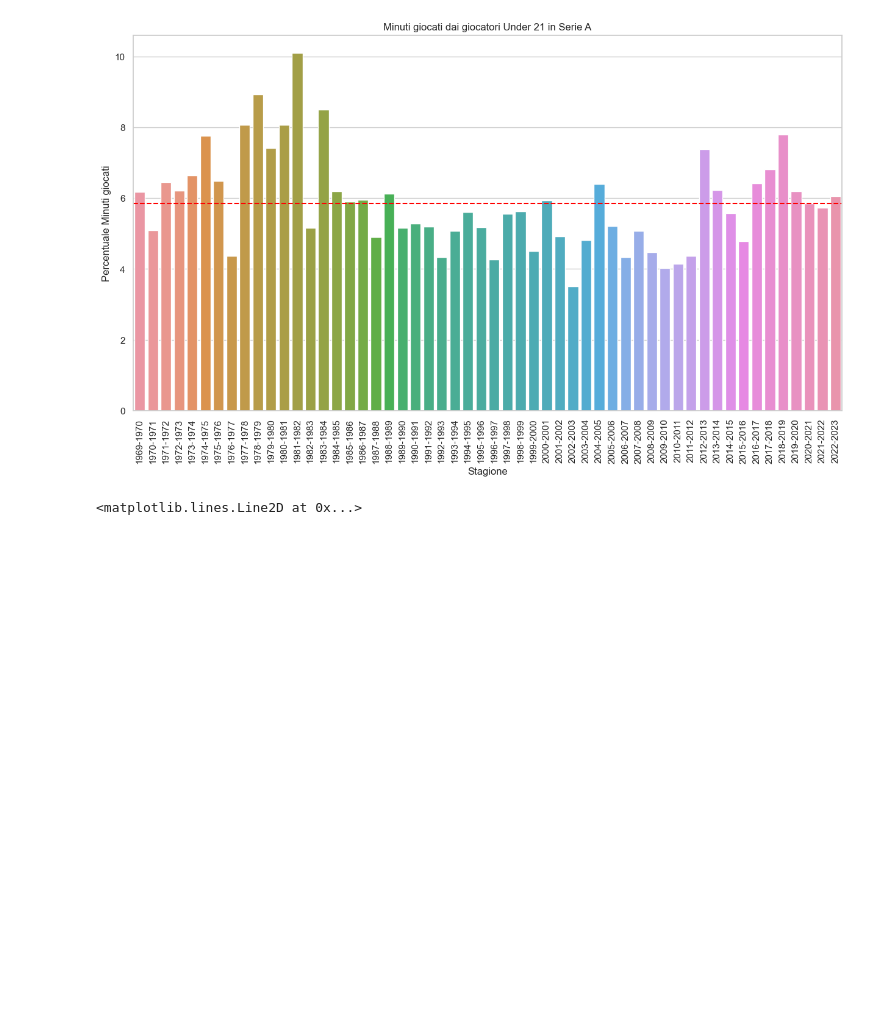
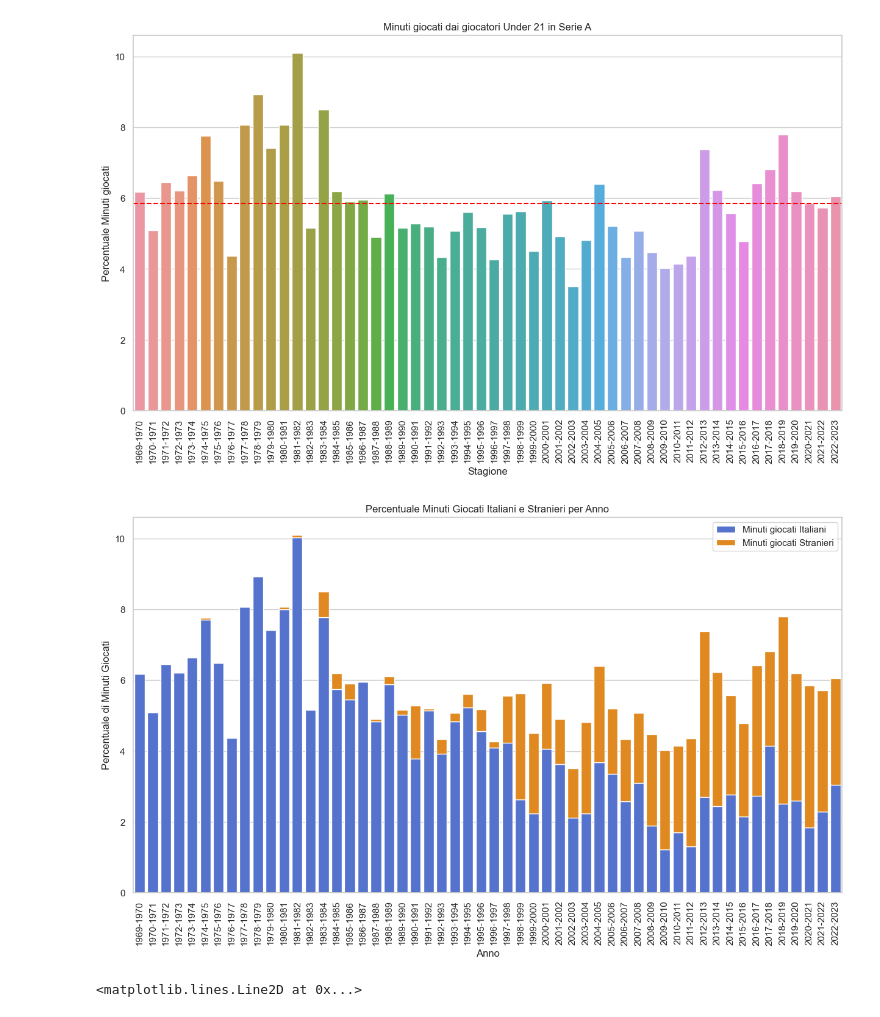
Before and after one commit to frapic98/Minutes-played-by-under-21-players-in-Serie-a, a Jupyter notebook: scraping.ipynb, the cells around one changed output. Saved outputs shown, nothing was run; the diff lists cells and outputs as text; code cells hidden in the pictures; blank space fills up the shorter version.

Commit message:
Added histogram of mins played by Italians

```diff
--- a/scraping.ipynb
+++ b/scraping.ipynb
@@ -405,6 +413,28 @@ plt.axhline(mins_played["Minuti giocati normalizzati FIX"].mean(), color='red',
 # %% [output]
 <matplotlib.lines.Line2D at 0x...>
 [figure]
+# %%
+# Supponiamo che tu abbia un DataFrame chiamato 'mins_played' con le colonne "Minuti giocati normalizzati Italiani" e "Minuti giocati normalizzati Stranieri"
+
+plt.figure(figsize=(15, 8))
+sns.set_style("whitegrid")
+# Crea l'istogramma utilizzando Seaborn
+sns.barplot(data=mins_played, x=mins_played.index, y="Minuti giocati normalizzati Italiani", color="royalblue",label="Minuti giocati Italiani")
+sns.barplot(data=mins_played, x=mins_played.index, y="Minuti giocati normalizzati Stranieri",color="darkorange",label="Minuti giocati Stranieri", bottom=mins_played["Minuti giocati normalizzati Italiani"])
+
+# Aggiungi etichette e titoli
+plt.xticks(rotation=90)
+plt.xlabel('Anno')
+plt.ylabel('Percentuale di Minuti Giocati')
+plt.title('Percentuale Minuti Giocati Italiani e Stranieri per Anno')
+
+# Aggiungi legenda
+plt.legend()
+
+# Mostra l'istogramma
+plt.show()
+# %% [output]
+[figure, added]
 # %%
 #print a line plot with the minutes played normalized with line mean and marker
 plt.figure(figsize=(15,8))
```
Also changed, not shown: parts of 5 cells of this notebook.
